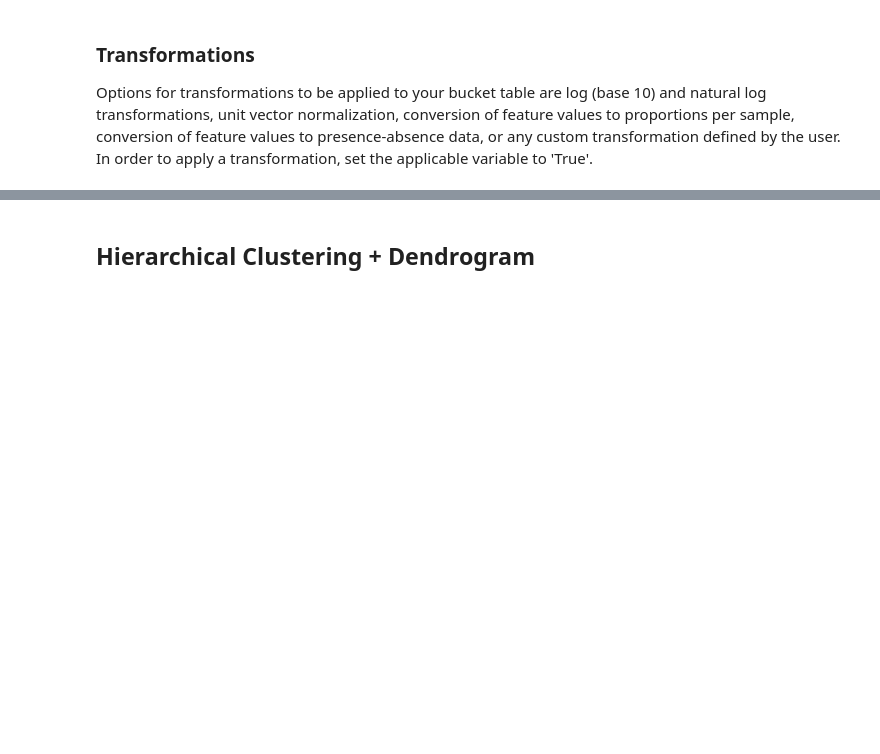
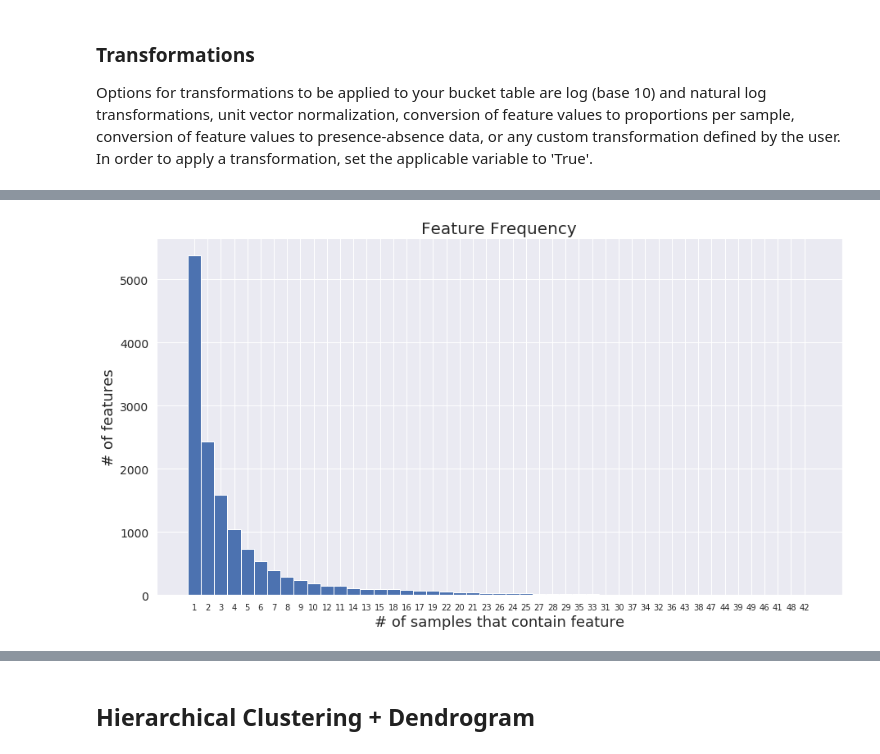
Before and after one commit to c-leber/ORCA, a Jupyter notebook: ORCA.ipynb, the cells around one changed output, grey strips where cells are left out. Cells and saved outputs as stored; diff of their text form; code cells hidden in the pictures; blank space fills up the shorter version.

```diff
--- a/ORCA.ipynb
+++ b/ORCA.ipynb
@@ -497,0 +539,10 @@ df_transformed
+# %%
+# remove peaks not present in both reps (remove blanks first!!)
+cols = list(df_transformed.columns)
+samps = list(set([c.split('_0')[0] for c in cols]))
+for s in samps:
+    print(s)
+    for i in df_transformed.index:
+        if sum(df_transformed[df_transformed.filter(like=s).columns].loc[i] > 0) != 2:
+            df_transformed.at[i, df_transformed.filter(like=s).columns[0]] = 0
+            df_transformed.at[i, df_transformed.filter(like=s).columns[1]] = 0
@@ -497,0 +569,3 @@ df_transformed
+# %%
+# remove dups
+df_transformed = df_transformed[df_transformed.filter(like='_01').columns]
@@ -497,0 +650,17 @@ df_transformed
+# %%
+labels, values = zip(*Counter(np.sum(df_transformed.T > 0)).most_common())
+
+indexes = np.arange(len(labels))
+width = 1
+
+plt.figure(figsize=(15,8))
+plt.bar(indexes, values, width)
+plt.xticks(indexes, labels)
+plt.title('Feature Frequency', fontsize=20)
+plt.ylabel('# of features', fontsize=18)
+plt.yticks(fontsize=14)
+plt.xlabel('# of samples that contain feature', fontsize=18)
+plt.xticks(fontsize=10)
+plt.show()
+# %% [output]
+[figure, added]
```
Also changed, not shown: parts of 50 cells of this notebook.
